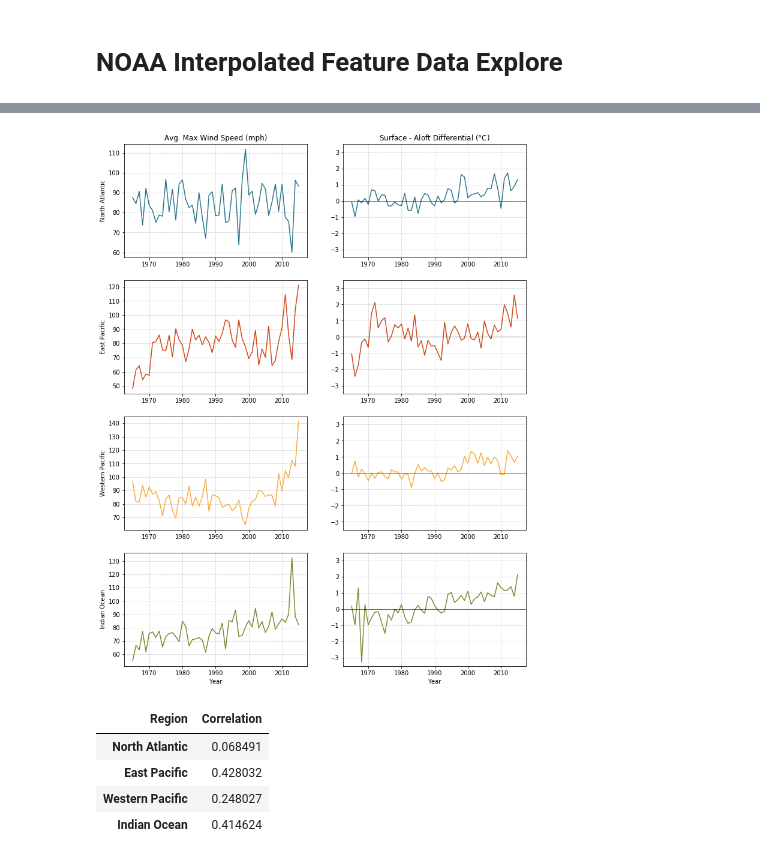
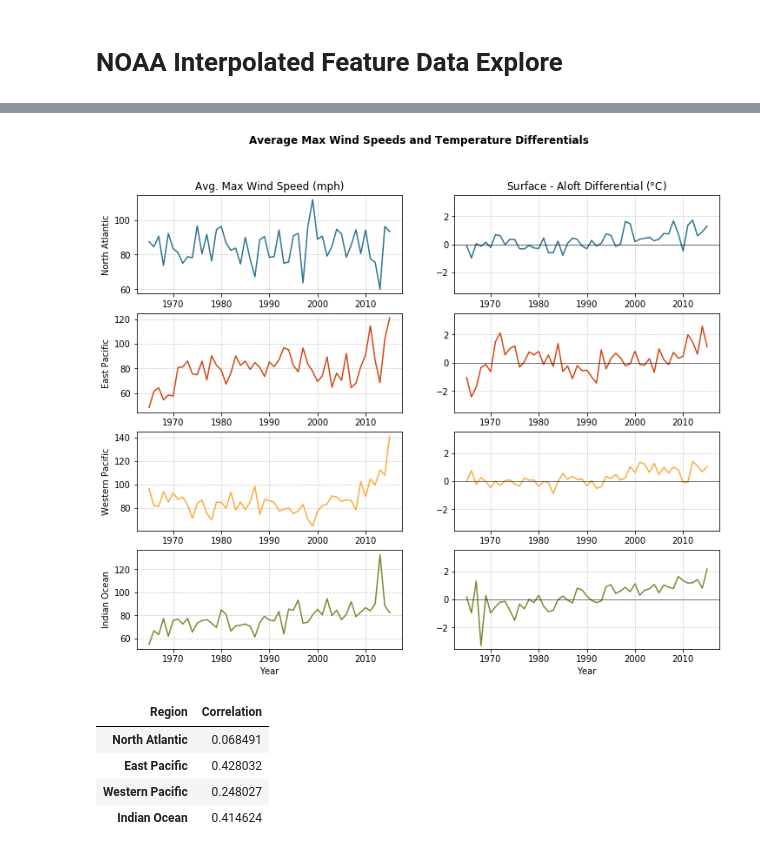
Before and after one commit to douglasdaly/hurricanes, a Jupyter notebook: notebooks/6_noaa_interpolated_feature_data_explore.ipynb, the cells around one changed output, grey strips where cells are left out. Drawn from its saved outputs; the diff is of its cells as text; code cells hidden in the pictures.

Commit message:
Continued research work, started on modeling processes for extrapolation

```diff
--- a/notebooks/6_noaa_interpolated_feature_data_explore.ipynb
+++ b/notebooks/6_noaa_interpolated_feature_data_explore.ipynb
@@ -121,7 +121,7 @@ fig = plt.figure(figsize=default_fig_size)
 ax = fig.add_subplot(1, 1, 1, projection=ccrs.PlateCarree())
 ax.coastlines(zorder=0, color='black', alpha=0.6)
 
-ax.set_title('Region Definitions and Storm Start Points')
+ax.set_title('Region Definitions and Storm Starting Locations', fontweight='bold')
 ax.set_xlabel('Longitude')
 ax.xaxis.set_visible(True)
 ax.set_ylabel('Latitude')
@@ -143,8 +143,8 @@ for region, (bnd_long, bnd_lat) in region_cuts.items():
     ax.add_patch(t_rect)
 
 ax.legend(loc='lower left')
+
 fig.savefig(os.path.join(media_dir, 'region_areas_with_points.png'.format(nm)),
             dpi=output_dpi)
-
 plt.show();
 # %% [output]
@@ -326,7 +373,7 @@ data_to_plot = data_to_plot.groupby(average_data[nm].index.year, axis=0).mean()
 data_to_plot = data_to_plot.reindex(storm_data_to_plot.index)
 
 # - Plot
-fig, axs = plt.subplots(nrows=4, ncols=2, figsize=(figsize_width, 2*figsize_height))
+fig, axs = plt.subplots(nrows=4, ncols=2, figsize=(figsize_width, 1.2*figsize_height))
 
 i_r = 0
 correlations = dict()
@@ -340,34 +387,36 @@ for region in region_cuts.keys():
                         data_to_plot.loc[:, region]], axis=1).corr()
     correlations[region] = t_corr.values[0][1]
 
     axs[i_r][0].set_ylabel(region)
     if i_r == 0:
         axs[0][0].set_title('Avg. Max Wind Speed (mph)')
         axs[0][1].set_title('Surface - Aloft Differential ($\degree$C)')
 
     axs[i_r][0].grid(True, linestyle='--', alpha=0.6)
 
     axs[i_r][1].grid(True, linestyle='--', alpha=0.6)
     axs[i_r][1].axhline(0., linewidth=0.5, color='black')
     axs[i_r][1].set_ylim((-3.5, 3.5))
 
     if i_r != 3:
         axs[i_r][0].set_xlabel('')
         axs[i_r][1].set_xlabel('')
 
     i_r += 1
 
+fig.suptitle('Average Max Wind Speeds and Temperature Differentials',
+             fontweight='bold', va='top')
 fig.savefig(os.path.join(media_dir, 'avg_max_wind_surface_aloft_diff_by_region.png'),
             dpi=output_dpi)
 plt.show()
 
 # - Correlation Table
 corr_tbl = pd.DataFrame(correlations, index=['Correlation']).T
 corr_tbl.columns.name = 'Region'
 
 corr_tbl
 # %% [output]
-[figure, old version]
+[figure, new version]
 | Region | Correlation |
 | North Atlantic | 0.068491 |
 | East Pacific | 0.428032 |
```
Also changed, not shown: parts of 8 cells of this notebook, 8 other files.
